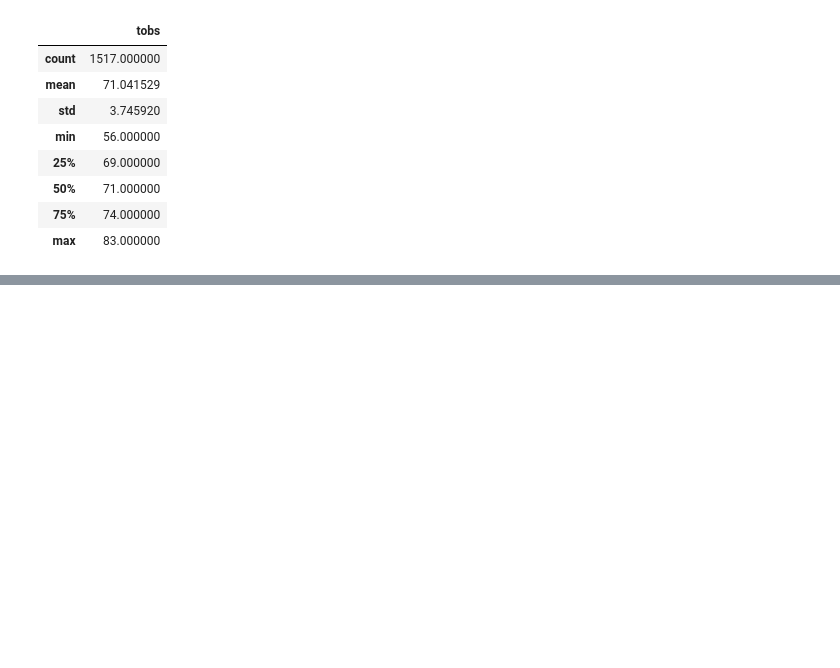
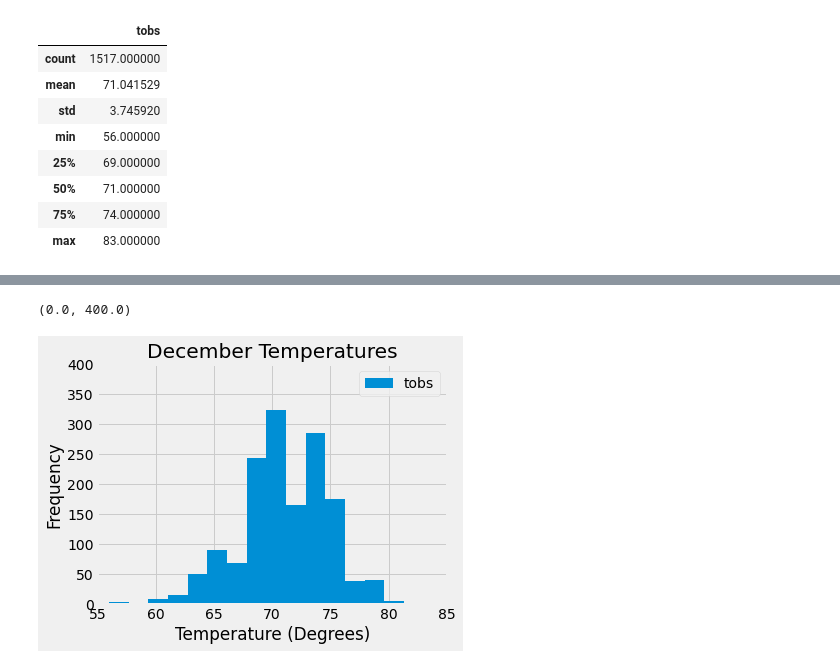
Before and after one commit to jkenning/Surfs_up, a Jupyter notebook: SurfsUp_Challenge.ipynb, the cells around one changed output, grey strips where cells are left out. Saved outputs shown, nothing was run; the diff lists cells and outputs as text; code cells hidden in the pictures; blank space fills up the shorter version.

```diff
--- a/SurfsUp_Challenge.ipynb
+++ b/SurfsUp_Challenge.ipynb
@@ -165,0 +182,11 @@ dec_temps_df.describe()
+# %%
+# Plot Dec results as a histogram
+dec_temps_df.plot.hist(bins=16)
+plt.tight_layout()
+plt.title('December Temperatures')
+plt.xlabel('Temperature (Degrees)')
+plt.xlim([55,85])
+plt.ylim([0,400])
+# %% [output]
+(0.0, 400.0)
+[figure, added]
```
Also changed, not shown: parts of 2 cells of this notebook, 6 other files.
